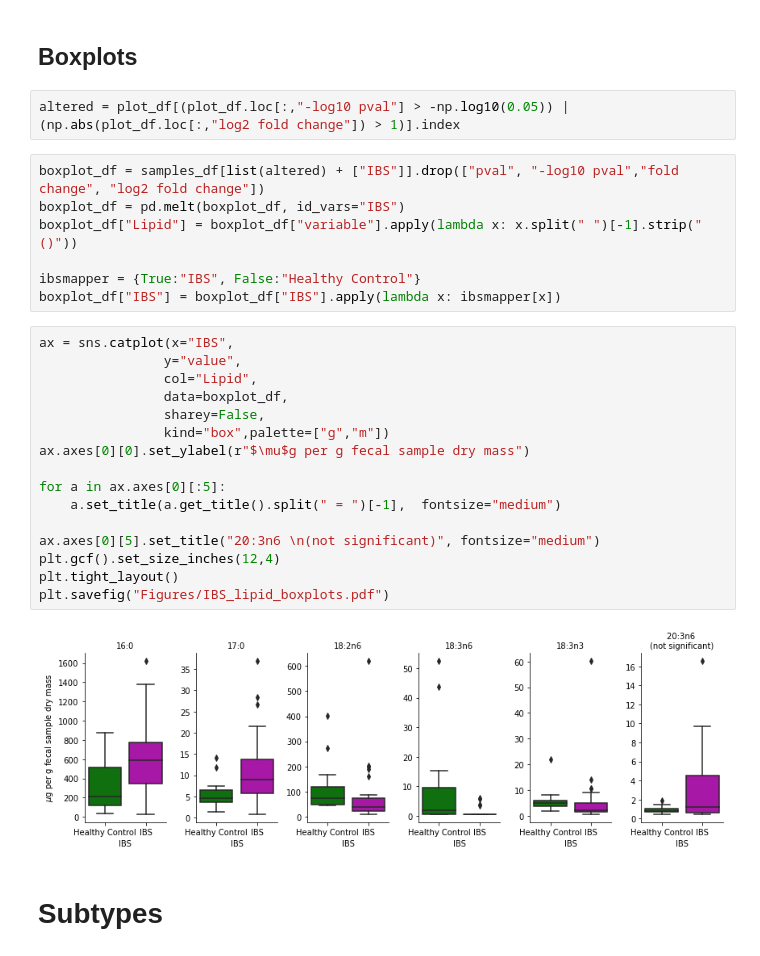
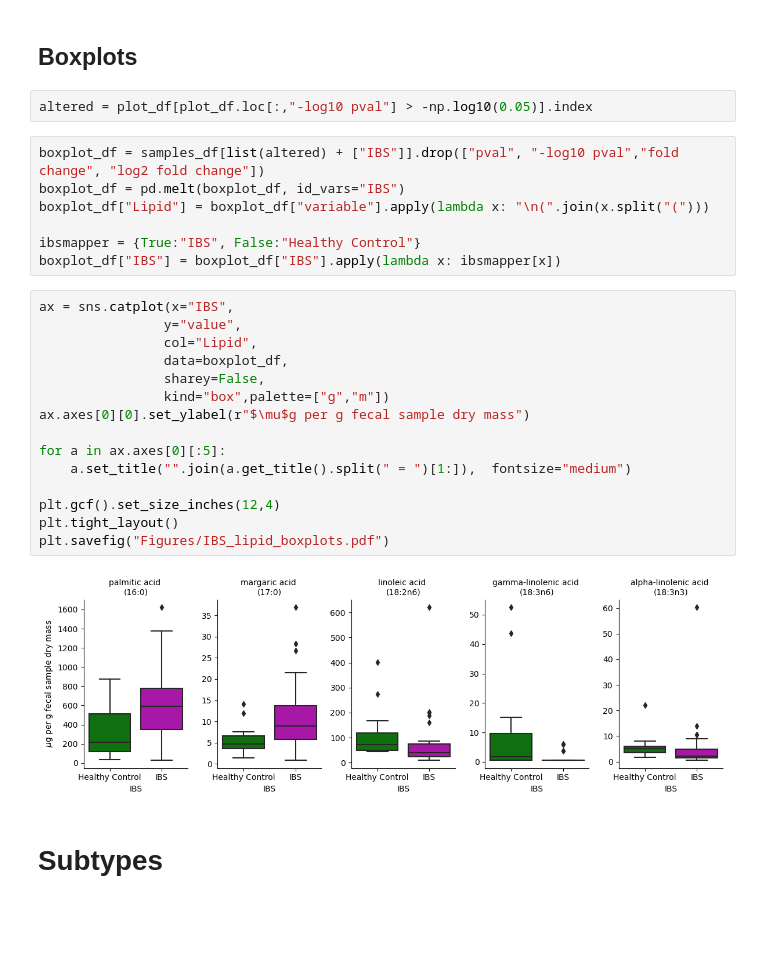
Before and after one commit to sterrettJD/Phadtare-IBS, a Jupyter notebook: Metabolome-Analysis.ipynb, the cells around one changed output. Cells and saved outputs as stored; diff of their text form; blank space fills up the shorter version.

Commit message:
update IBS boxplot figure labels and sig only

```diff
--- a/Metabolome-Analysis.ipynb
+++ b/Metabolome-Analysis.ipynb
@@ -112,32 +112,31 @@ plot_df[(plot_df.loc[:,"-log10 pval"] > -np.log10(0.05)) | (np.abs(plot_df.loc[:
 # %% [markdown]
 ## Boxplots
 # %%
-altered = plot_df[(plot_df.loc[:,"-log10 pval"] > -np.log10(0.05)) | (np.abs(plot_df.loc[:,"log2 fold change"]) > 1)].index
+altered = plot_df[plot_df.loc[:,"-log10 pval"] > -np.log10(0.05)].index
 # %%
 boxplot_df = samples_df[list(altered) + ["IBS"]].drop(["pval", "-log10 pval","fold change", "log2 fold change"])
 boxplot_df = pd.melt(boxplot_df, id_vars="IBS")
-boxplot_df["Lipid"] = boxplot_df["variable"].apply(lambda x: x.split(" ")[-1].strip("()"))
+boxplot_df["Lipid"] = boxplot_df["variable"].apply(lambda x: "\n(".join(x.split("(")))
 
 ibsmapper = {True:"IBS", False:"Healthy Control"}
 boxplot_df["IBS"] = boxplot_df["IBS"].apply(lambda x: ibsmapper[x])
 # %%
 ax = sns.catplot(x="IBS",
                 y="value",
                 col="Lipid",
                 data=boxplot_df,
                 sharey=False,
                 kind="box",palette=["g","m"])
 ax.axes[0][0].set_ylabel(r"$\mu$g per g fecal sample dry mass")
 
 for a in ax.axes[0][:5]:
-    a.set_title(a.get_title().split(" = ")[-1],  fontsize="medium")
+    a.set_title("".join(a.get_title().split(" = ")[1:]),  fontsize="medium")
 
-ax.axes[0][5].set_title("20:3n6 \n(not significant)", fontsize="medium")
 plt.gcf().set_size_inches(12,4)
 plt.tight_layout()
 plt.savefig("Figures/IBS_lipid_boxplots.pdf")
 # %% [output]
-[figure, old version]
+[figure, new version]
 # %% [markdown]
 # Subtypes
 # %%
```
Also changed, not shown: parts of 3 cells of this notebook.
